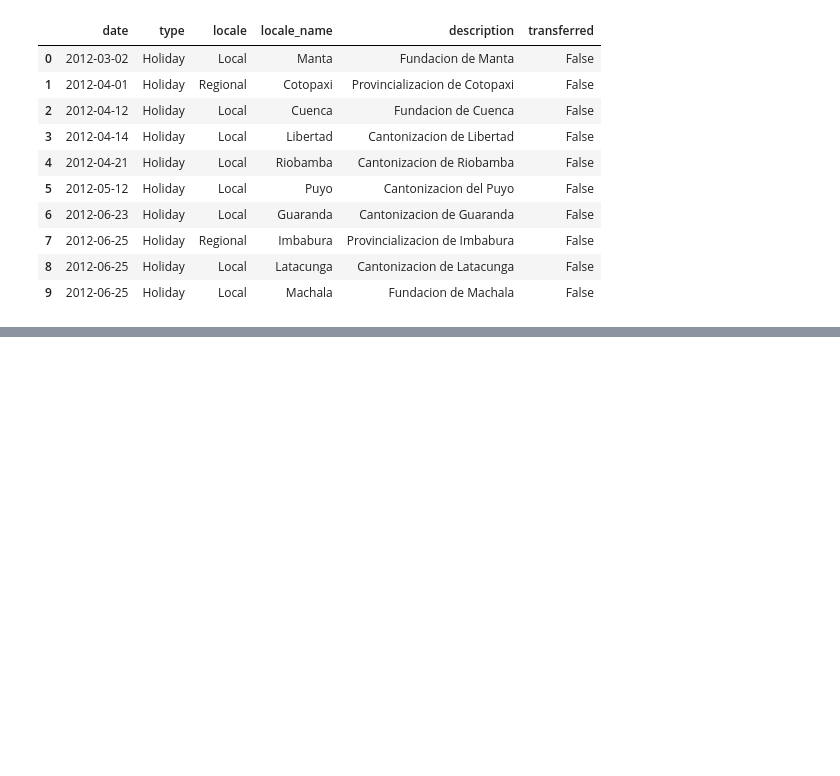
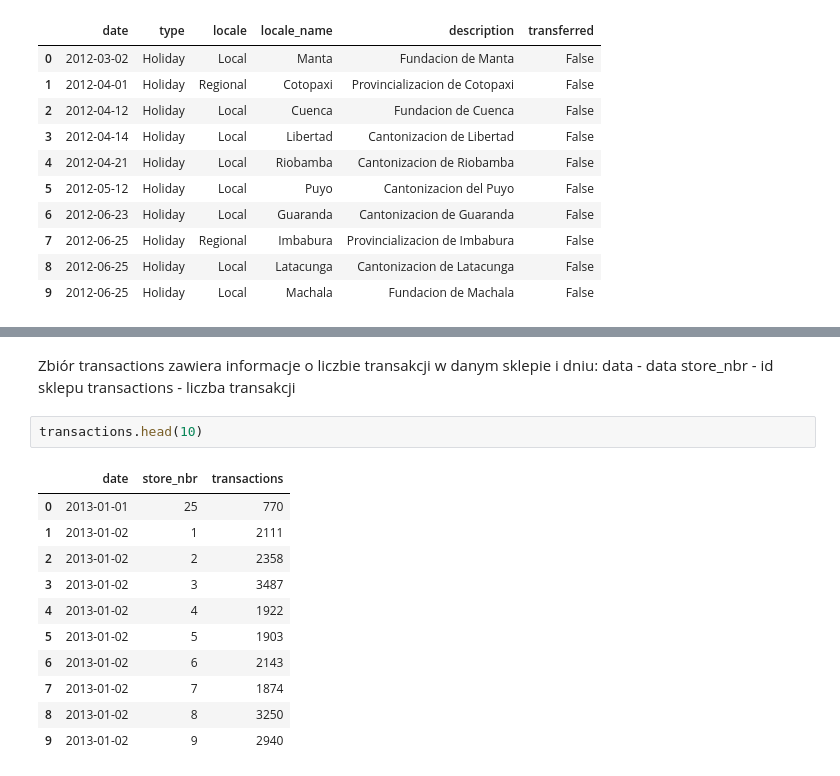
Before and after one commit to ndzadz/WTUM_12_2022, a Jupyter notebook: DataQualityCheck.ipynb, the cells around one changed output, grey strips where cells are left out. Drawn from its saved outputs; the diff is of its cells as text; blank space fills up the shorter version.

Commit message:
Data Quality - podejście 2

```diff
--- a/DataQualityCheck.ipynb
+++ b/DataQualityCheck.ipynb
@@ -25,0 +111,19 @@ holidays_events.head(10)
+# %% [markdown]
+Zbiór transactions zawiera informacje o liczbie transakcji w danym sklepie i dniu:
+data - data
+store_nbr - id sklepu
+transactions - liczba transakcji
+# %%
+transactions.head(10)
+# %% [output]
+|  | date | store_nbr | transactions |
+| 0 | 2013-01-01 | 25 | 770 |
+| 1 | 2013-01-02 | 1 | 2111 |
+| 2 | 2013-01-02 | 2 | 2358 |
+| 3 | 2013-01-02 | 3 | 3487 |
+| 4 | 2013-01-02 | 4 | 1922 |
+| 5 | 2013-01-02 | 5 | 1903 |
+| 6 | 2013-01-02 | 6 | 2143 |
+| 7 | 2013-01-02 | 7 | 1874 |
+| 8 | 2013-01-02 | 8 | 3250 |
+| 9 | 2013-01-02 | 9 | 2940 |
```
Also changed, not shown: parts of 21 cells of this notebook.
